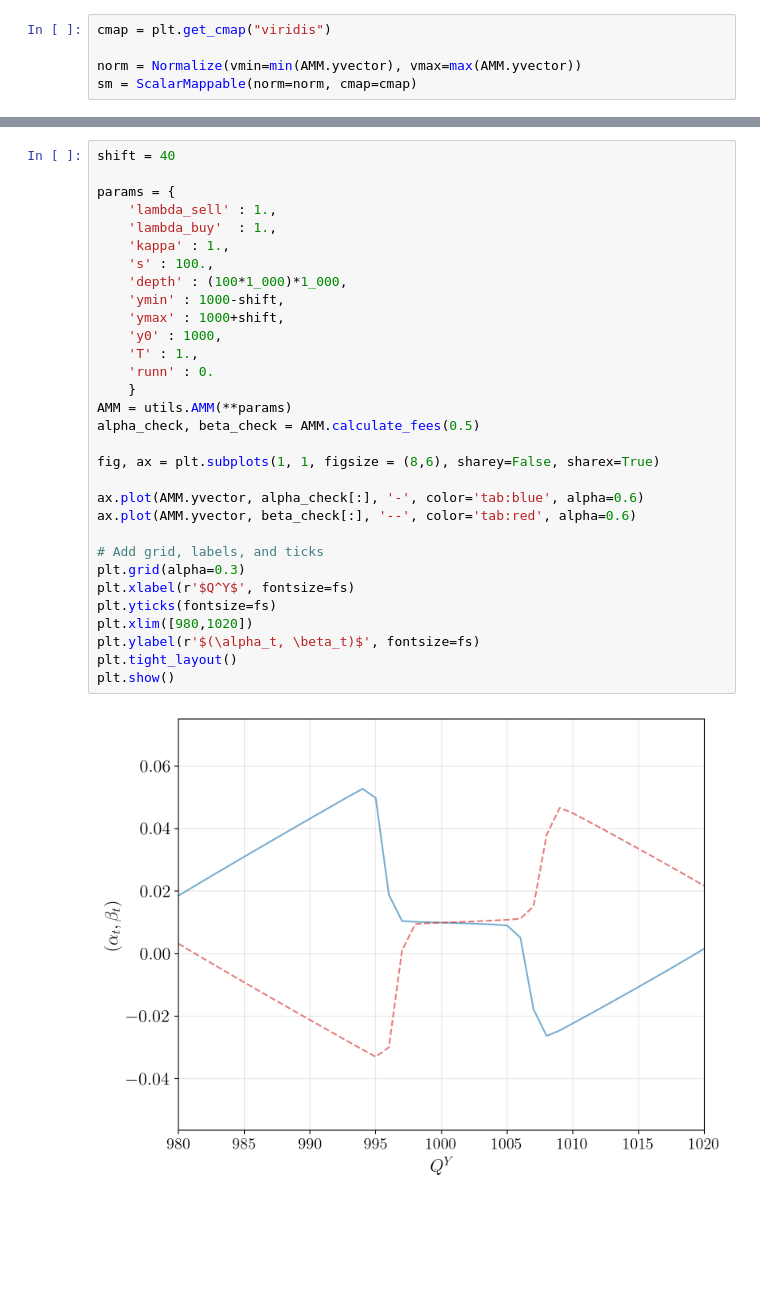
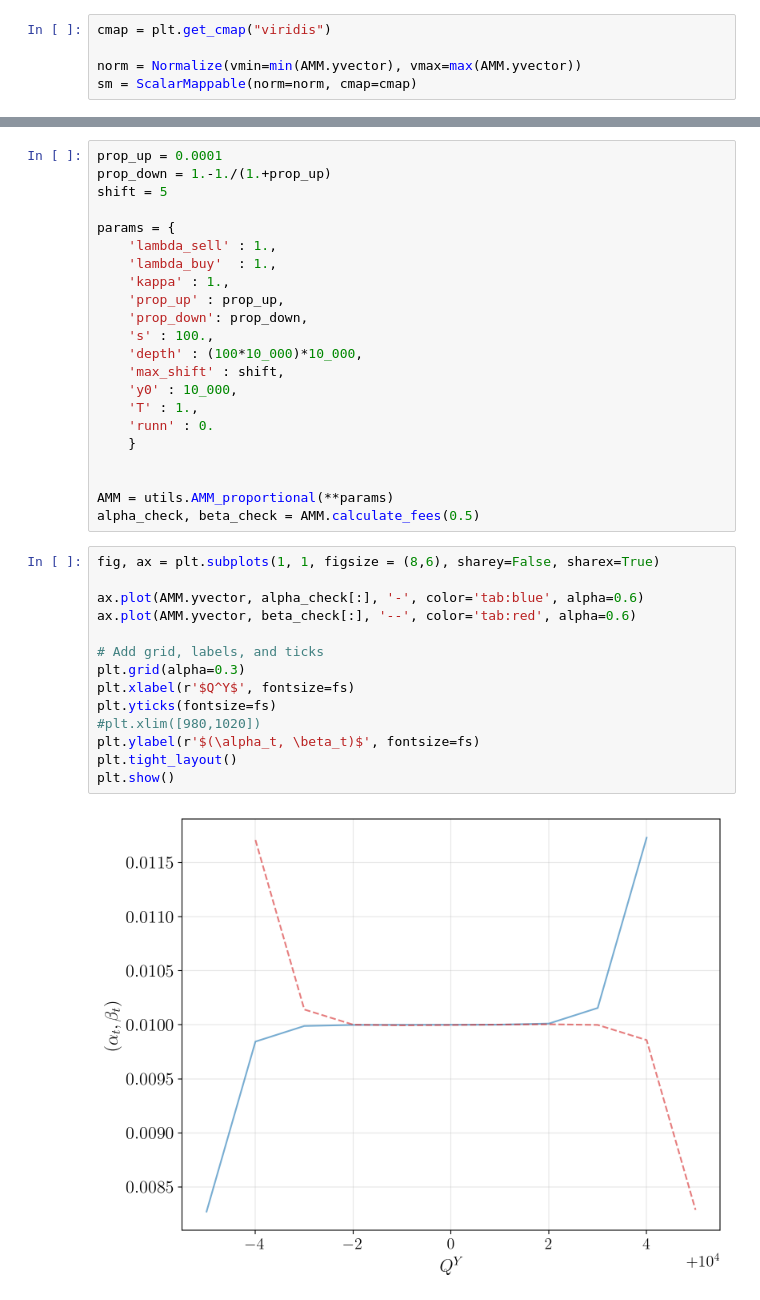
Before and after one commit to leonardobaggiani/amm-fees, a Jupyter notebook: playground.ipynb, the cells around one changed output, grey strips where cells are left out. Drawn from its saved outputs; the diff is of its cells as text; blank space fills up the shorter version.

```diff
--- a/playground.ipynb
+++ b/playground.ipynb
@@ -229,33 +244,38 @@ plt.show()
+# %%
+prop_up = 0.0001
+prop_down = 1.-1./(1.+prop_up)
+shift = 5
+
+params = {
+    'lambda_sell' : 1.,
+    'lambda_buy'  : 1.,
+    'kappa' : 1.,
+    'prop_up' : prop_up,
+    'prop_down': prop_down,
+    's' : 100.,
+    'depth' : (100*10_000)*10_000,
+    'max_shift' : shift,
+    'y0' : 10_000,
+    'T' : 1.,
+    'runn' : 0.
+    }
+
+
+AMM = utils.AMM_proportional(**params)
+alpha_check, beta_check = AMM.calculate_fees(0.5)
 # %%
-shift = 40
-
-params = {
-    'lambda_sell' : 1.,
-    'lambda_buy'  : 1.,
-    'kappa' : 1.,
-    's' : 100.,
-    'depth' : (100*1_000)*1_000,
-    'ymin' : 1000-shift,
-    'ymax' : 1000+shift,
-    'y0' : 1000,
-    'T' : 1.,
-    'runn' : 0.
-    }
-AMM = utils.AMM(**params)
-alpha_check, beta_check = AMM.calculate_fees(0.5)
-
 fig, ax = plt.subplots(1, 1, figsize = (8,6), sharey=False, sharex=True)
 
 ax.plot(AMM.yvector, alpha_check[:], '-', color='tab:blue', alpha=0.6)
 ax.plot(AMM.yvector, beta_check[:], '--', color='tab:red', alpha=0.6)
 
 # Add grid, labels, and ticks
 plt.grid(alpha=0.3)
 plt.xlabel(r'$Q^Y$', fontsize=fs)
 plt.yticks(fontsize=fs)
-plt.xlim([980,1020])
+#plt.xlim([980,1020])
 plt.ylabel(r'$(\alpha_t, \beta_t)$', fontsize=fs)
 plt.tight_layout()
 plt.show()
 # %% [output]
-[figure, old version]
+[figure, new version]
```
Also changed, not shown: parts of 25 cells of this notebook.
